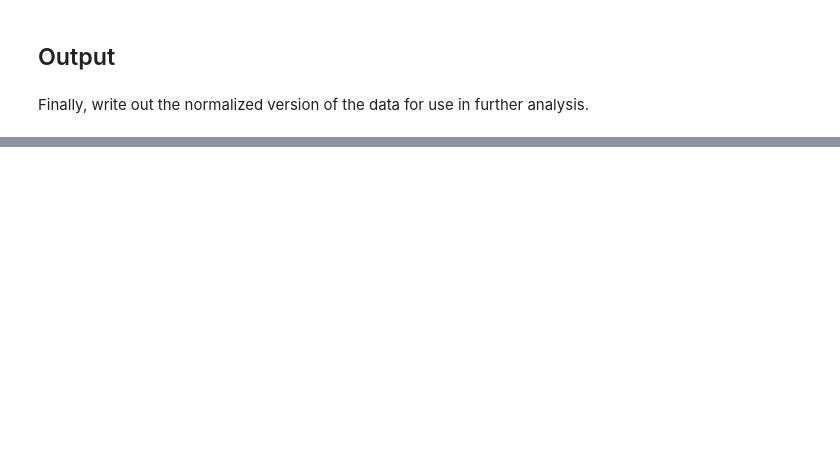
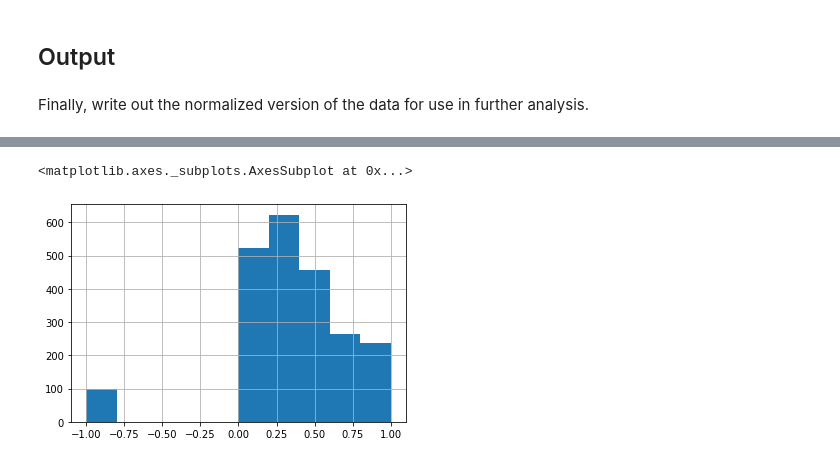
Before and after one commit to jstimes/MentalMap, a Jupyter notebook: notebooks/GWAS_catalog_EDA_and_normalization.ipynb, the cells around one changed output, grey strips where cells are left out. Saved outputs shown, nothing was run; the diff lists cells and outputs as text; code cells hidden in the pictures; blank space fills up the shorter version.

Commit message:
Retrieve allele frequency information in EDA notebook

```diff
--- a/notebooks/GWAS_catalog_EDA_and_normalization.ipynb
+++ b/notebooks/GWAS_catalog_EDA_and_normalization.ipynb
@@ -188,0 +399,6 @@ out_df.to_csv("schizophrenia_gwas_catalog_2022_cleaned.csv")
+# %%
+all_variants = out_df['variant_and_allele'].tolist()
+rs_variants_and_alleles = [var for var in all_variants if 'rs' in var]
+other_variants = [var for var in all_variants if var not in rs_variants_and_alleles]
+
+print(f"{len(rs_variants_and_alleles)} rs variants out of {len(all_variants)} total variants")
@@ -188,0 +451,32 @@ out_df.to_csv("schizophrenia_gwas_catalog_2022_cleaned.csv")
+# %%
+# Takes ~45 minutes to run :|
+mafs = get_mafs_for_refsnps(rs_variants)
+# %%
+UNKNOWN_AF = -1.0
+# From https://www.ebi.ac.uk/gwas/docs/methods/curation
+# "? for unknown risk allele"
+UNKNOWN_ALLELE = '?'
+
+
+def try_get_maf_for_variant_and_allele(variant_and_allele):
+  variant, allele = parse_variant_and_allele(variant_and_allele)
+  if variant not in mafs:
+    return UNKNOWN_AF
+
+  var_mafs = mafs[variant]
+  if allele == UNKNOWN_ALLELE:
+    # Assume the significant association to be with the allele with min value if
+    # not reported explicitly when there are only two alleles.
+    if len(var_mafs.keys()) == 2:
+      return min(var_mafs.values())
+    print(f'Found variant with no reported allele for non-biallelic variant.')
+    return UNKNOWN_AF
+
+  if allele not in var_mafs:
+    return UNKNOWN_AF
+
+  return var_mafs[allele]
+
+
+out_df['maf'] = out_df['variant_and_allele'].map(try_get_maf_for_variant_and_allele)
+out_df['maf'].describe()
@@ -188,0 +504,5 @@ out_df.to_csv("schizophrenia_gwas_catalog_2022_cleaned.csv")
+# %%
+out_df['maf'].hist()
+# %% [output]
+<matplotlib.axes._subplots.AxesSubplot at 0x...>
+[figure, added]
```
Also changed, not shown: parts of 53 cells of this notebook, 1 other file.
